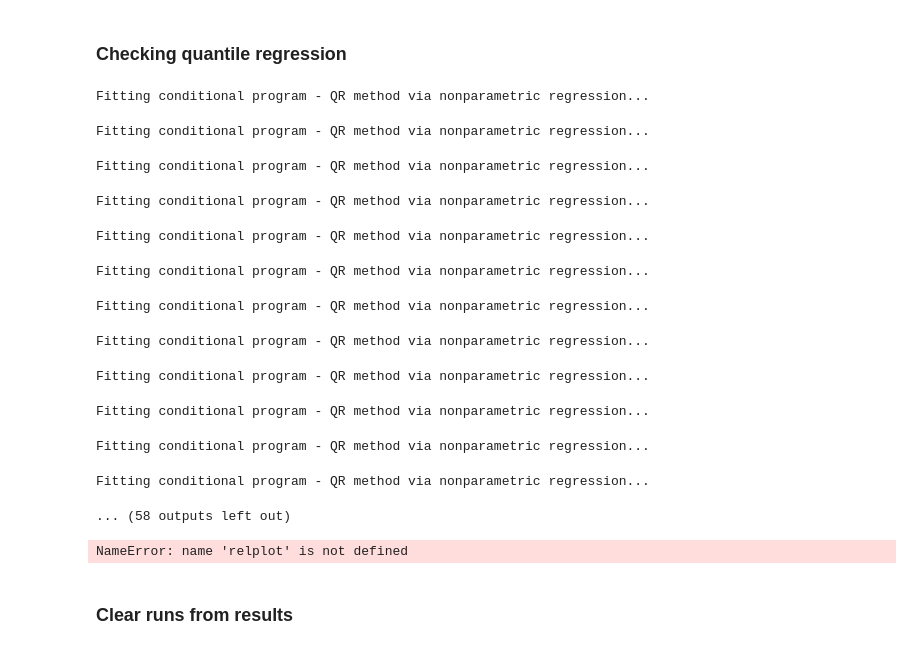
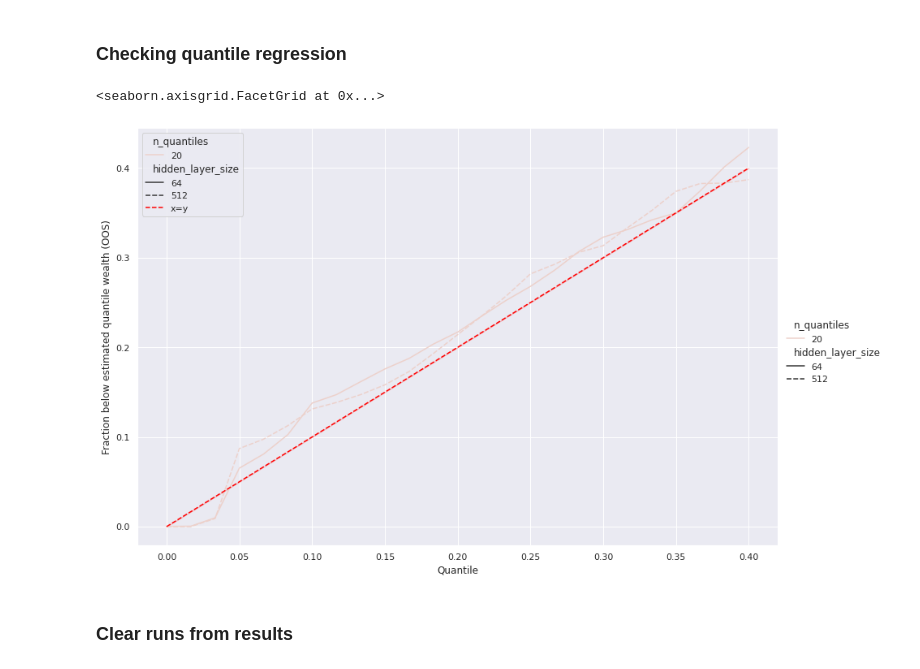
Before and after one commit to lselker13/eop, a Jupyter notebook: run_simulations/top_level_runner.ipynb, the cells around one changed output. Drawn from its saved outputs; the diff is of its cells as text; code cells hidden in the pictures.

```diff
--- a/run_simulations/top_level_runner.ipynb
+++ b/run_simulations/top_level_runner.ipynb
@@ -592,7 +656,7 @@ tt = GapTargetedTransfers(c_bar=2.15)
 test_quantile_rates = []
 train_quantile_rates = []
 for hidden_layer_size in [64, 512]:
-    for n_quantiles in [5,10, 20]:
+    for n_quantiles in [20]:
 
         (quantiles, quantile_regressors, dataset) = tt.fit(
             X_train, y_train,  n_quantiles=n_quantiles, hidden_layer_size=hidden_layer_size
@@ -603,10 +667,10 @@ for hidden_layer_size in [64, 512]:
         quantiles_to_try = np.linspace(0, .4, 25)
         for quantile in quantiles_to_try:
 
-            estimated_quantile_wealth_levels = tt.get_baseline_wealth_at_quantile(X_test, quantile)
+            estimated_quantile_wealth_levels = tt._get_baseline_wealth_at_quantile(X_test, quantile, quantile_regressors)
             test_quantile_outcomes.append(y_test.flatten() < estimated_quantile_wealth_levels.flatten())
 
-            estimated_quantile_wealth_levels = tt.get_baseline_wealth_at_quantile(X_train, quantile)
+            estimated_quantile_wealth_levels = tt._get_baseline_wealth_at_quantile(X_train, quantile, quantile_regressors)
             train_quantile_outcomes.append(y_train.flatten() < estimated_quantile_wealth_levels.flatten())
 
         test_quantile_outcomes = np.array(test_quantile_outcomes)
@@ -630,20 +694,6 @@ for hidden_layer_size in [64, 512]:
 
 test_quantile_rates = pd.concat(test_quantile_rates)
 train_quantile_rates = pd.concat(train_quantile_rates)
-# %% [output]
-Fitting conditional program - QR method via nonparametric regression...
-Fitting conditional program - QR method via nonparametric regression...
-Fitting conditional program - QR method via nonparametric regression...
-Fitting conditional program - QR method via nonparametric regression...
-Fitting conditional program - QR method via nonparametric regression...
-Fitting conditional program - QR method via nonparametric regression...
-Fitting conditional program - QR method via nonparametric regression...
-Fitting conditional program - QR method via nonparametric regression...
-Fitting conditional program - QR method via nonparametric regression...
-Fitting conditional program - QR method via nonparametric regression...
-Fitting conditional program - QR method via nonparametric regression...
-Fitting conditional program - QR method via nonparametric regression...
-... (58 outputs left out)
 # %%
 test_quantile_rates['dataset'] = 'test'
 train_quantile_rates['dataset'] = 'train'
@@ -652,24 +702,25 @@ quantile_rates = pd.concat((test_quantile_rates, train_quantile_rates))
 # %%
 to_plot = quantile_rates[quantile_rates.dataset=='test']
 fg = sns.relplot(
     data=to_plot, x='quantile', y='actual_below_estimated', hue='n_quantiles',
     style='hidden_layer_size', kind='line',
     legend=True, aspect=12/8, height=8
 )
-for ax in fg.fig.axes:
+for ax in fg.figure.axes:
 
     sns.lineplot(
         data=to_plot,
         x='quantile', y='quantile',
         color='red',
         linestyle='--',
         label='x=y',
         ax=ax,
         legend=True
     )
 fg.set(xlabel='Quantile', ylabel='Fraction below estimated quantile wealth (OOS)')
 # %% [output]
-NameError: name 'relplot' is not defined
+<seaborn.axisgrid.FacetGrid at 0x...>
+[figure, added]
 # %% [markdown]
 ### Clear runs from results
 # %%
```
Also changed, not shown: parts of 15 cells of this notebook, 3 other files.
